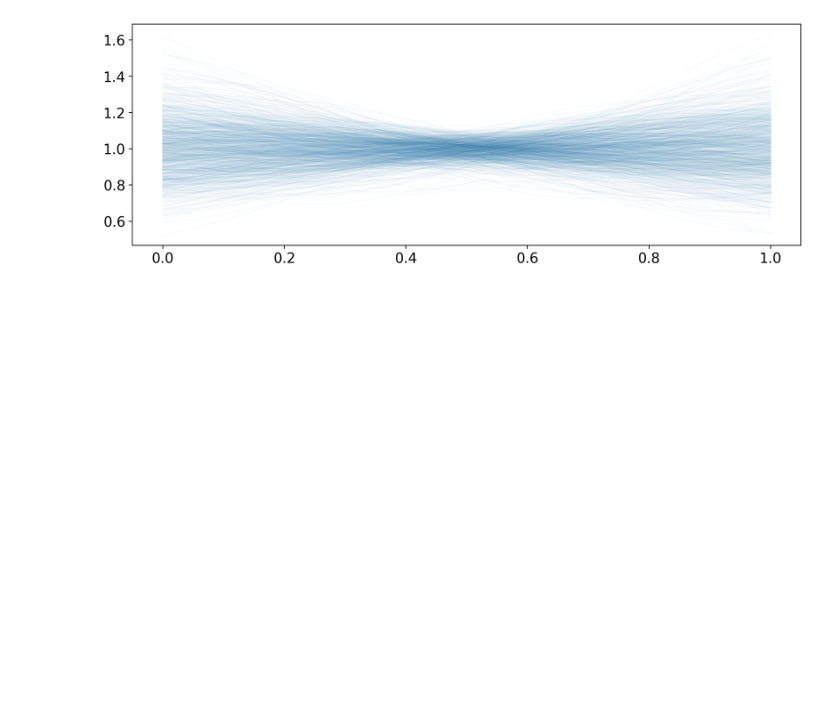
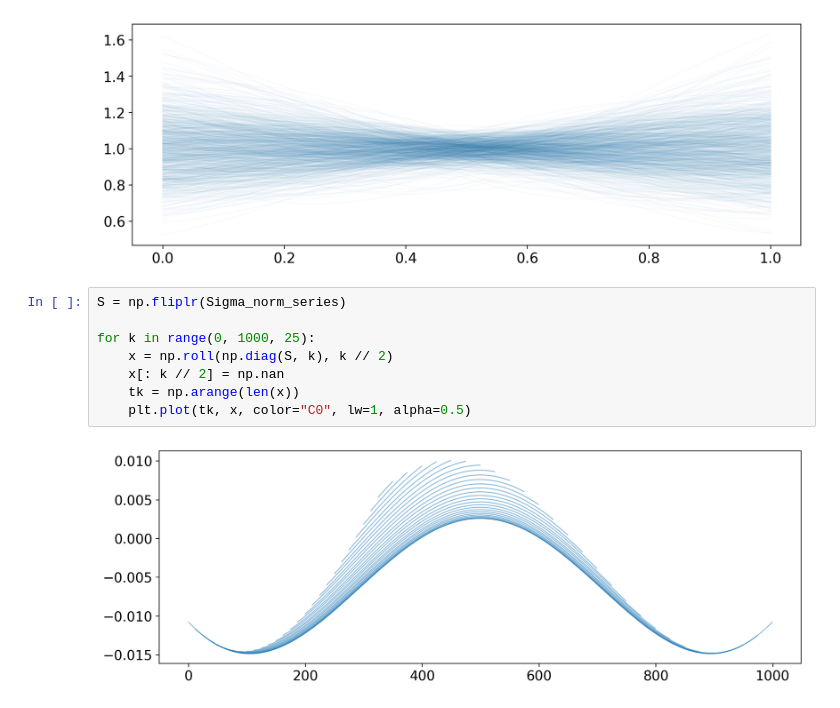
Before and after one commit to rodluger/normalnormal, a Jupyter notebook: notebooks/NonStationarity.ipynb, the cells around one changed output. Cells and saved outputs as stored; diff of their text form; blank space fills up the shorter version.

```diff
--- a/notebooks/NonStationarity.ipynb
+++ b/notebooks/NonStationarity.ipynb
@@ -146,3 +146,13 @@ for k in range(1000):
     plt.plot(t, xnorm[k], "C0-", lw=1, alpha=0.025)
 # %% [output]
 [figure]
+# %%
+S = np.fliplr(Sigma_norm_series)
+
+for k in range(0, 1000, 25):
+    x = np.roll(np.diag(S, k), k // 2)
+    x[: k // 2] = np.nan
+    tk = np.arange(len(x))
+    plt.plot(tk, x, color="C0", lw=1, alpha=0.5)
+# %% [output]
+[figure, added]
```
Also changed, not shown: 4 other files.
